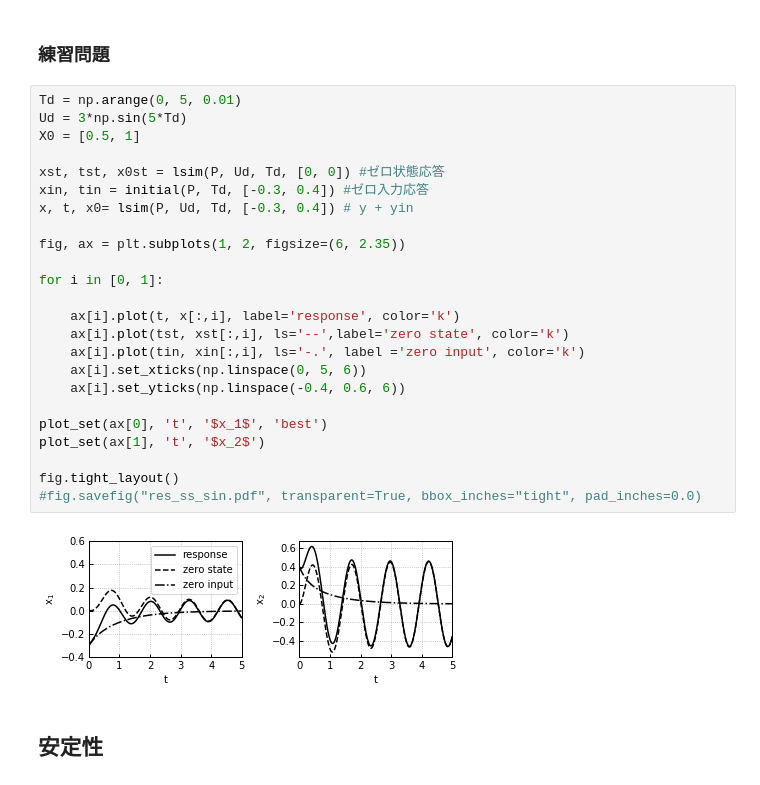
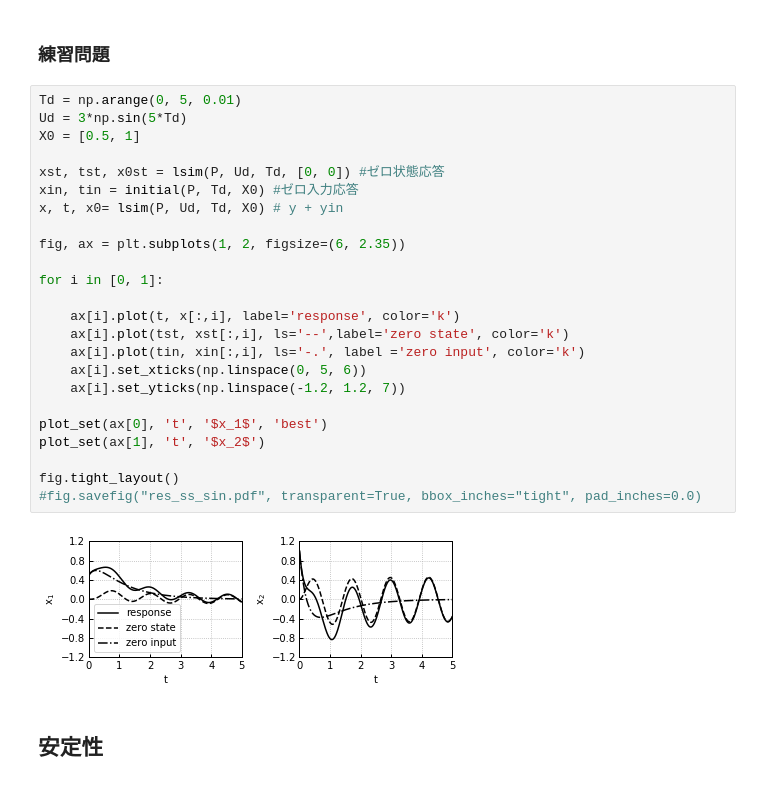
Before and after one commit to 373yuki/pyctrl, a Jupyter notebook: chap4.ipynb, the cells around one changed output. Cells and saved outputs as stored; diff of their text form.

```diff
--- a/chap4.ipynb
+++ b/chap4.ipynb
@@ -400,29 +400,29 @@ fig.tight_layout()
 # %%
 Td = np.arange(0, 5, 0.01)
 Ud = 3*np.sin(5*Td)
 X0 = [0.5, 1]
 
 xst, tst, x0st = lsim(P, Ud, Td, [0, 0]) #ゼロ状態応答
-xin, tin = initial(P, Td, [-0.3, 0.4]) #ゼロ入力応答
-x, t, x0= lsim(P, Ud, Td, [-0.3, 0.4]) # y + yin
+xin, tin = initial(P, Td, X0) #ゼロ入力応答
+x, t, x0= lsim(P, Ud, Td, X0) # y + yin
 
 fig, ax = plt.subplots(1, 2, figsize=(6, 2.35))
 
 for i in [0, 1]:
 
     ax[i].plot(t, x[:,i], label='response', color='k')
     ax[i].plot(tst, xst[:,i], ls='--',label='zero state', color='k')
     ax[i].plot(tin, xin[:,i], ls='-.', label ='zero input', color='k')
     ax[i].set_xticks(np.linspace(0, 5, 6))
-    ax[i].set_yticks(np.linspace(-0.4, 0.6, 6))
+    ax[i].set_yticks(np.linspace(-1.2, 1.2, 7))
 
 plot_set(ax[0], 't', '$x_1$', 'best')
 plot_set(ax[1], 't', '$x_2$')
 
 fig.tight_layout()
 #fig.savefig("res_ss_sin.pdf", transparent=True, bbox_inches="tight", pad_inches=0.0)
 # %% [output]
-[figure, old version]
+[figure, new version]
 # %% [markdown]
 ## 安定性
 # %% [markdown]
```
